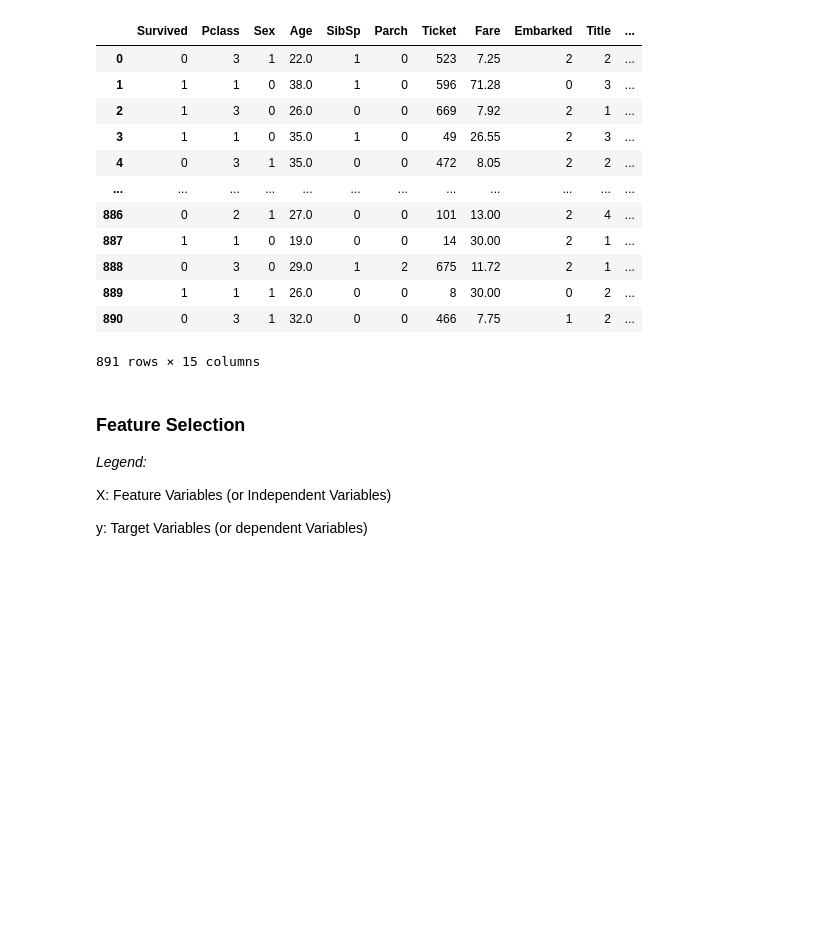
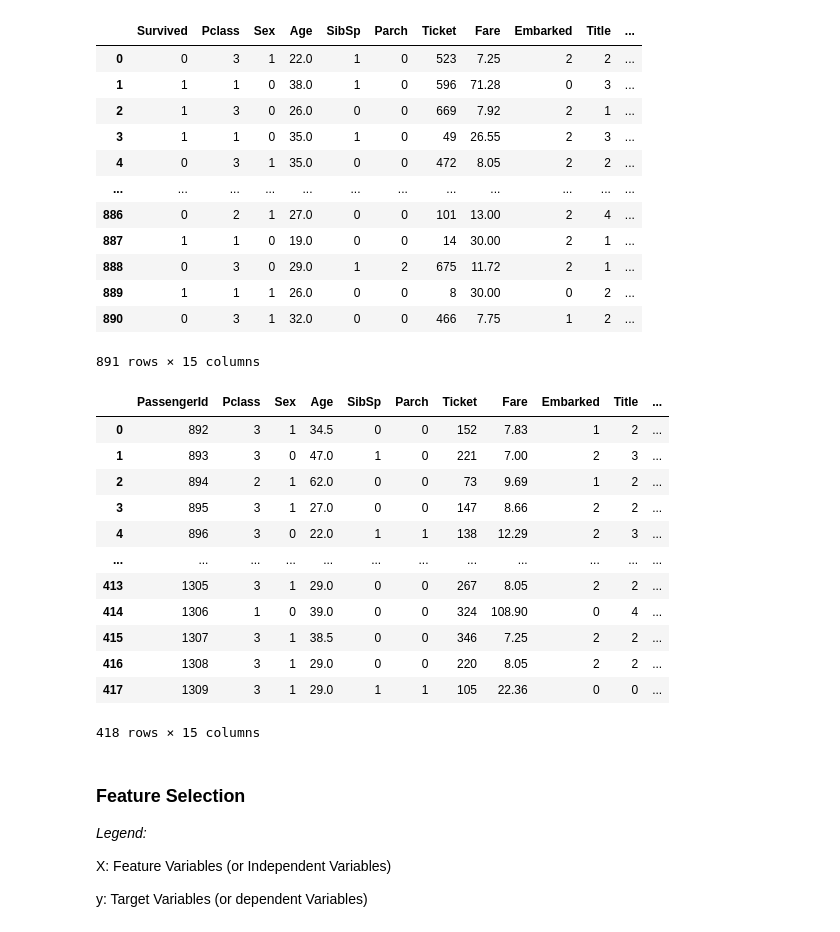
Before and after one commit to faustofcjr/artificial-intelligence, a Jupyter notebook: kaggle/titanic/ensemble_ada_boost.ipynb, the cells around one changed output. Cells and saved outputs as stored; diff of their text form; code cells hidden in the pictures; blank space fills up the shorter version.

Commit message:
kaggle/titanic
- create predict.csv to kaggle submission;
- Refactoring models and base ipynb

```diff
--- a/kaggle/titanic/ensemble_ada_boost.ipynb
+++ b/kaggle/titanic/ensemble_ada_boost.ipynb
@@ -13,6 +13,8 @@ from sklearn.preprocessing import StandardScaler
 ## Constants
 # %%
 PATH_PROCESSED_TRAIN_CSV = "data/processed_train.csv"
+PATH_PROCESSED_TEST_CSV = "data/processed_test.csv"
+PATH_MY_PREDICTION_CSV = "data/my_prediction.csv"
 # %% [markdown]
 ## Data Collection
 # %%
@@ -32,6 +34,23 @@ train_df
 | 889 | 1 | 1 | 1 | 26.0 | 0 | 0 | 8 | 30.00 | 0 | 2 | ... |
 | 890 | 0 | 3 | 1 | 32.0 | 0 | 0 | 466 | 7.75 | 1 | 2 | ... |
 891 rows × 15 columns
+# %%
+test_df = pd.read_csv(PATH_PROCESSED_TEST_CSV)
+test_df
+# %% [output]
+|  | PassengerId | Pclass | Sex | Age | SibSp | Parch | Ticket | Fare | Embarked | Title | ... |
+| 0 | 892 | 3 | 1 | 34.5 | 0 | 0 | 152 | 7.83 | 1 | 2 | ... |
+| 1 | 893 | 3 | 0 | 47.0 | 1 | 0 | 221 | 7.00 | 2 | 3 | ... |
+| 2 | 894 | 2 | 1 | 62.0 | 0 | 0 | 73 | 9.69 | 1 | 2 | ... |
+| 3 | 895 | 3 | 1 | 27.0 | 0 | 0 | 147 | 8.66 | 2 | 2 | ... |
+| 4 | 896 | 3 | 0 | 22.0 | 1 | 1 | 138 | 12.29 | 2 | 3 | ... |
+| ... | ... | ... | ... | ... | ... | ... | ... | ... | ... | ... | ... |
+| 413 | 1305 | 3 | 1 | 29.0 | 0 | 0 | 267 | 8.05 | 2 | 2 | ... |
+| 414 | 1306 | 1 | 0 | 39.0 | 0 | 0 | 324 | 108.90 | 0 | 4 | ... |
+| 415 | 1307 | 3 | 1 | 38.5 | 0 | 0 | 346 | 7.25 | 2 | 2 | ... |
+| 416 | 1308 | 3 | 1 | 29.0 | 0 | 0 | 220 | 8.05 | 2 | 2 | ... |
+| 417 | 1309 | 3 | 1 | 29.0 | 1 | 1 | 105 | 22.36 | 0 | 0 | ... |
+418 rows × 15 columns
 # %% [markdown]
 ### Feature Selection
 
```
Also changed, not shown: parts of 9 cells of this notebook, 9 other files.
